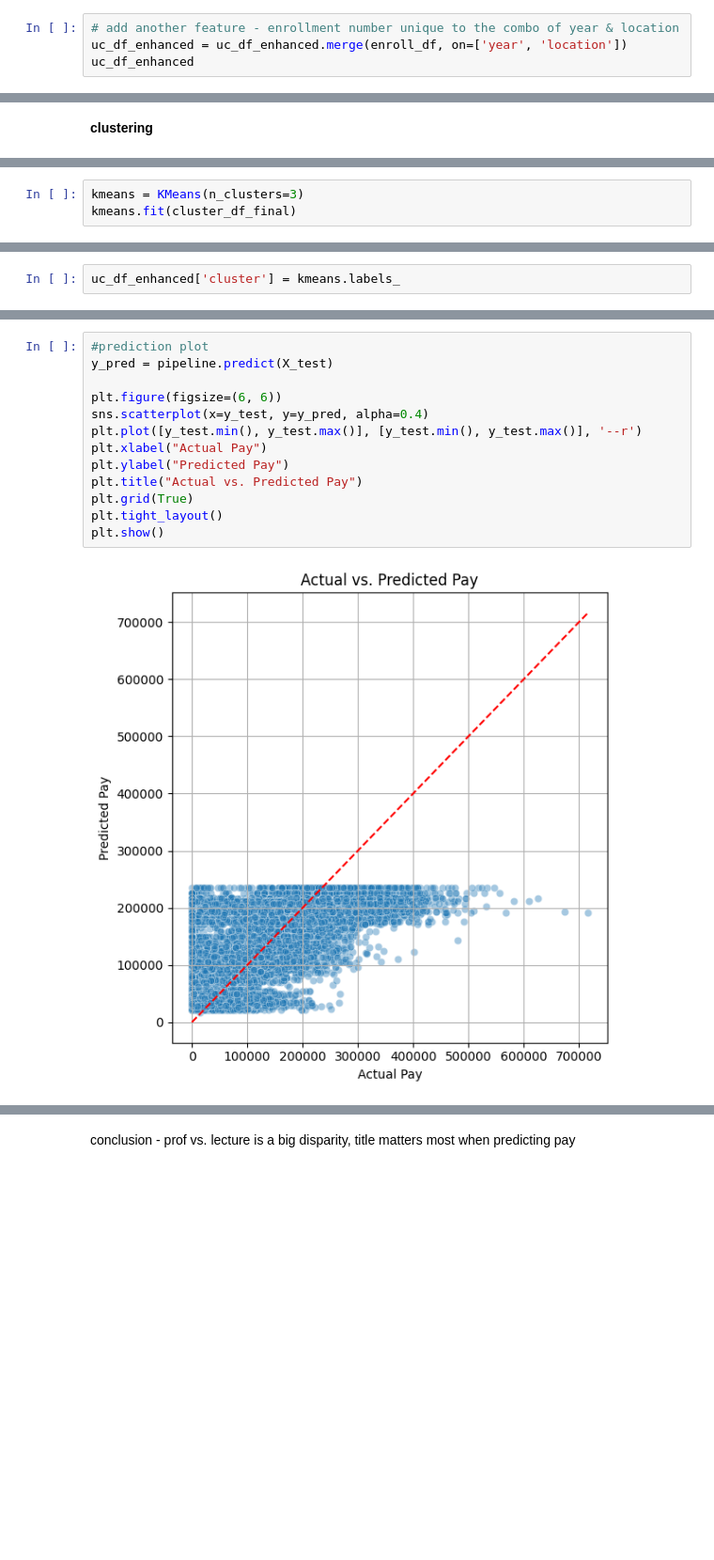
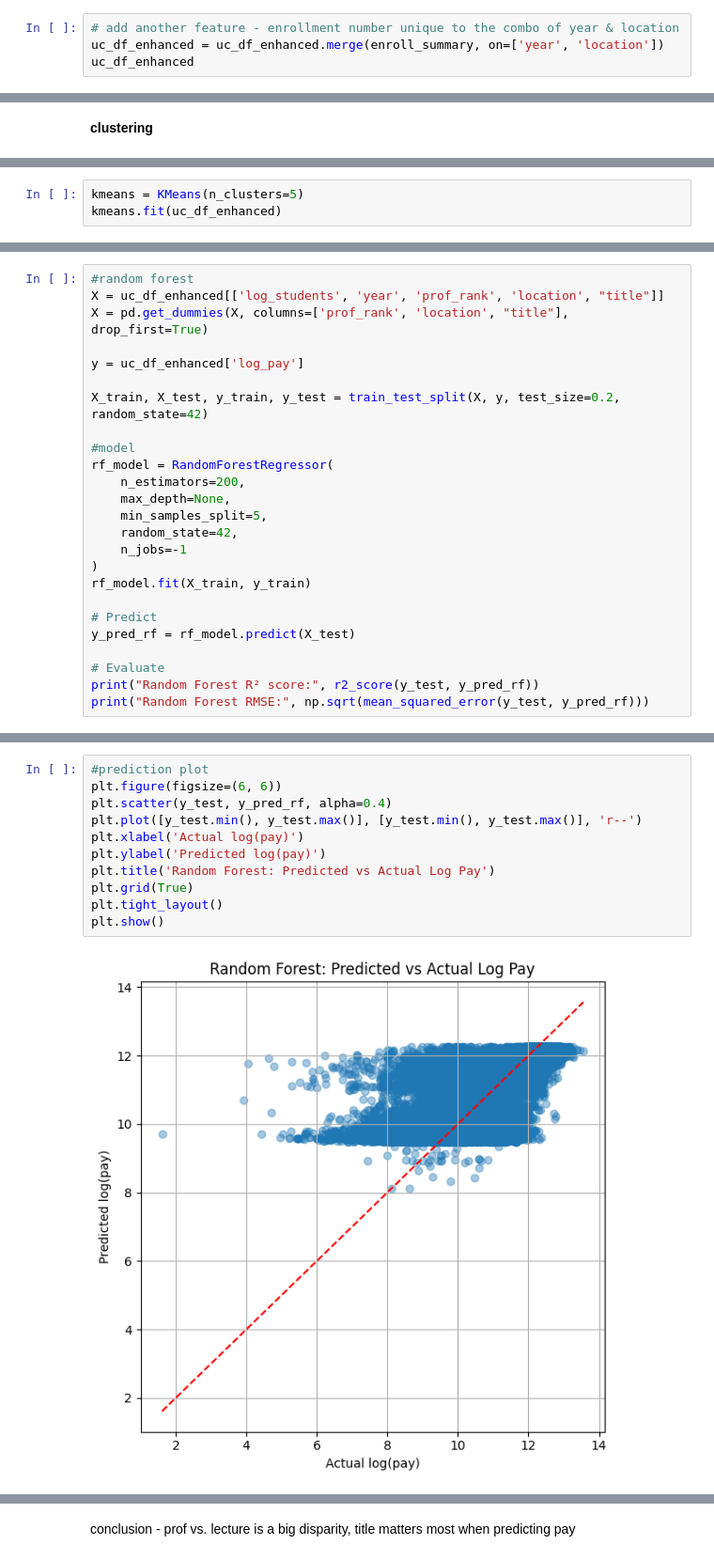
Before and after one commit to nilsberzins/stat-405-final, a Jupyter notebook: EDA405.ipynb, the cells around one changed output, grey strips where cells are left out. Shown at 94% size. Cells and saved outputs as stored; diff of their text form; blank space fills up the shorter version.

Commit message:
Some additional EDA for UC features, test for outliers

```diff
--- a/EDA405.ipynb
+++ b/EDA405.ipynb
@@ -337,5 +437,5 @@ FileNotFoundError: [Errno 2] No such file or directory: 'EnrollmentUC.csv'
 # %%
 # add another feature - enrollment number unique to the combo of year & location
-uc_df_enhanced = uc_df_enhanced.merge(enroll_df, on=['year', 'location'])
+uc_df_enhanced = uc_df_enhanced.merge(enroll_summary, on=['year', 'location'])
 uc_df_enhanced
 # %% [output]
@@ -525,3 +640,3 @@ cluster_df_final
 # %%
-kmeans = KMeans(n_clusters=3)
-kmeans.fit(cluster_df_final)
+kmeans = KMeans(n_clusters=5)
+kmeans.fit(uc_df_enhanced)
@@ -534,2 +642,0 @@ array([0, 0, 0, ..., 1, 1, 0], dtype=int32)
-# %%
-uc_df_enhanced['cluster'] = kmeans.labels_
@@ -668,0 +645,25 @@ plt.show()
+# %%
+#random forest
+X = uc_df_enhanced[['log_students', 'year', 'prof_rank', 'location', "title"]]
+X = pd.get_dummies(X, columns=['prof_rank', 'location', "title"], drop_first=True)
+
+y = uc_df_enhanced['log_pay']
+
+X_train, X_test, y_train, y_test = train_test_split(X, y, test_size=0.2, random_state=42)
+
+#model
+rf_model = RandomForestRegressor(
+    n_estimators=200,
+    max_depth=None,
+    min_samples_split=5,
+    random_state=42,
+    n_jobs=-1
+)
+rf_model.fit(X_train, y_train)
+
+# Predict
+y_pred_rf = rf_model.predict(X_test)
+
+# Evaluate
+print("Random Forest R² score:", r2_score(y_test, y_pred_rf))
+print("Random Forest RMSE:", np.sqrt(mean_squared_error(y_test, y_pred_rf)))
@@ -669,15 +679,13 @@ plt.show()
 # %%
 #prediction plot
-y_pred = pipeline.predict(X_test)
-
 plt.figure(figsize=(6, 6))
-sns.scatterplot(x=y_test, y=y_pred, alpha=0.4)
-plt.plot([y_test.min(), y_test.max()], [y_test.min(), y_test.max()], '--r')
-plt.xlabel("Actual Pay")
-plt.ylabel("Predicted Pay")
-plt.title("Actual vs. Predicted Pay")
+plt.scatter(y_test, y_pred_rf, alpha=0.4)
+plt.plot([y_test.min(), y_test.max()], [y_test.min(), y_test.max()], 'r--')
+plt.xlabel('Actual log(pay)')
+plt.ylabel('Predicted log(pay)')
+plt.title('Random Forest: Predicted vs Actual Log Pay')
 plt.grid(True)
 plt.tight_layout()
 plt.show()
 # %% [output]
-[figure, old version]
+[figure, new version]
```
Also changed, not shown: parts of 52 cells of this notebook.
